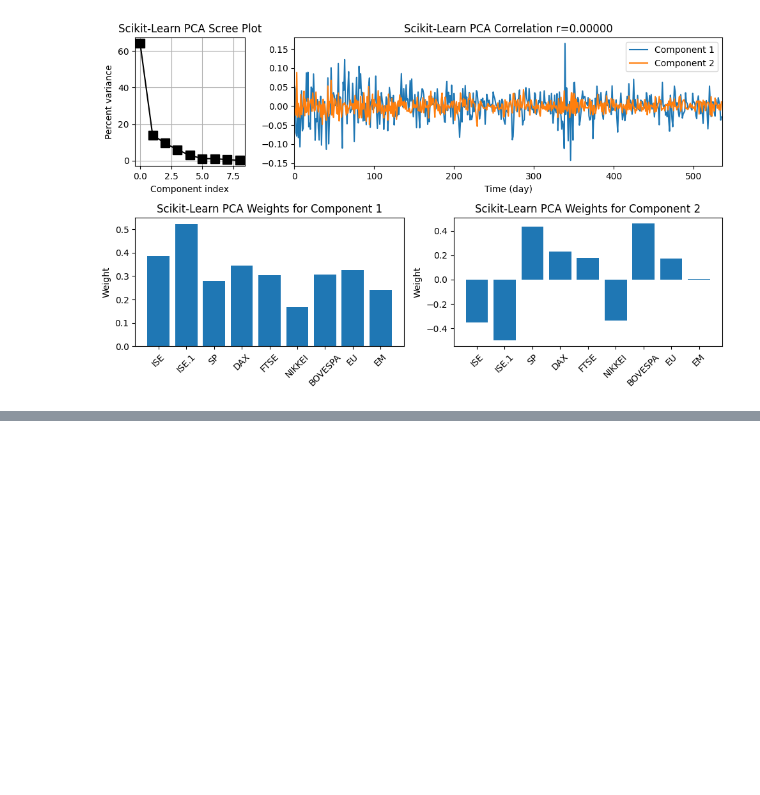
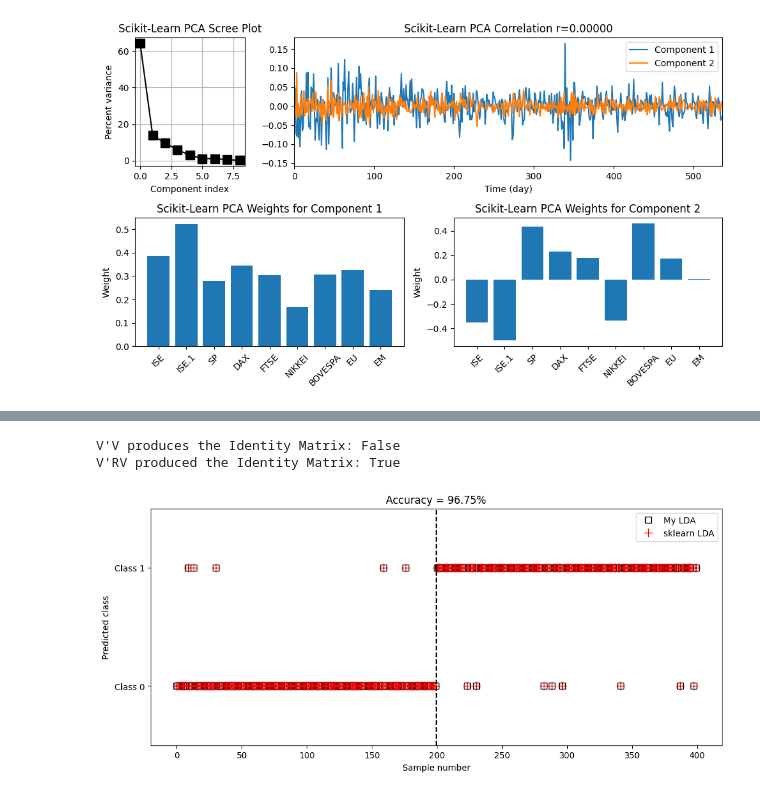
Before and after one commit to MiesnerJacob/practical-linear-algebra-for-data-science, a Jupyter notebook: 15-eigendecomposition-and-svd-applications.ipynb, the cells around one changed output, grey strips where cells are left out. Cells and saved outputs as stored; diff of their text form; code cells hidden in the pictures; blank space fills up the shorter version.

```diff
--- a/15-eigendecomposition-and-svd-applications.ipynb
+++ b/15-eigendecomposition-and-svd-applications.ipynb
@@ -385,0 +469,40 @@ plt.show()
+# %%
+# Exercise 15-7 (Demonstating non-orthogonal eigenvectors for generalized eigendecomposition, and orthognal eigenvectors for the space of the denominator matrix)
+
+# Check Orthogonality of eigenvectors resulting from generlized eigendecomposition
+result = np.round(evecs.T @ evecs, 3)
+check = np.allclose(result, np.eye(2))
+print("V'V produces the Identity Matrix:", check)
+
+
+# Check orthogonaliy of eigenvectors for the space of the denominator matrix
+result = np.round(evecs.T @ within_class_covariance @ evecs, 3)
+check = np.allclose(result, np.eye(2))
+print(f"V'RV produced the Identity Matrix:", check)
+# %% [output]
+V'V produces the Identity Matrix: False
+V'RV produced the Identity Matrix: True
+# %%
+# Exercise 15-8 (Perform Linear Discriminant Analysis using Scikit Learn)
+
+# Perform LDA using Scikit-Learn
+lda_model = LDA(solver='eigen')
+lda_model.fit(alldata, labels)
+
+# Predict the classes using the LDA model
+sklearn_lda_predictions = lda_model.predict(alldata)
+
+# Create plot
+plt.figure(figsize=(12, 5))
+plt.plot(predicted_labels, 'ks', markersize=7, markerfacecolor='w', linewidth=2, label='My LDA')
+plt.plot(sklearn_lda_predictions, 'r+', markersize=10, markerfacecolor='w', linewidth=2, label='sklearn LDA')
+plt.axvline(x=200 - 0.5, color='k', linestyle='--')
+plt.xlabel('Sample number')
+plt.ylabel('Predicted class')
+plt.yticks([0, 1], labels=['Class 0', 'Class 1'])
+plt.ylim([-.5, 1.5])
+plt.legend()
+plt.title(f'Accuracy = {100 * np.mean(sklearn_lda_predictions == labels):.2f}%')
+plt.show()
+# %% [output]
+[figure, added]
```
Also changed, not shown: parts of 12 cells of this notebook.
